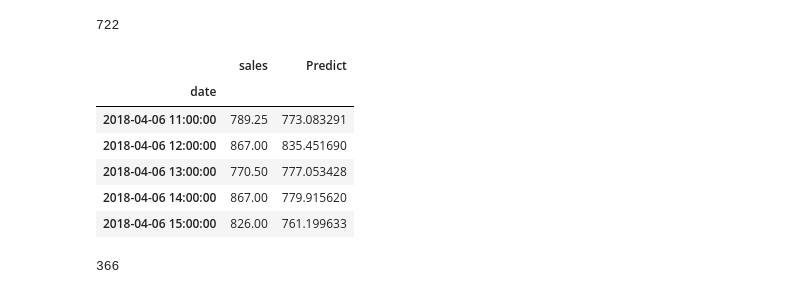
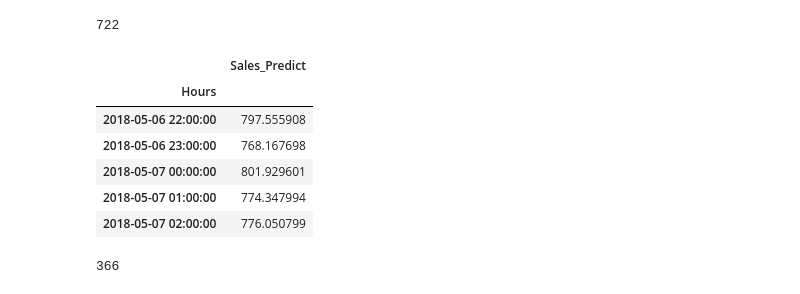
Before and after one commit to eswanson-int/sales-traffic-predictor, a Jupyter notebook: Sales-SARIMAX.ipynb, the cells around one changed output. Drawn from its saved outputs; the diff is of its cells as text; code cells hidden in the pictures.

Commit message:
updated predictions

```diff
--- a/Sales-SARIMAX.ipynb
+++ b/Sales-SARIMAX.ipynb
@@ -454,7 +454,7 @@ mean_squared_error(results['sales'], results['Predict']) ** 0.5
 # %%
 forecast_sales_may = results.predict(start = len(sales_rs),
                            end=len(sales_rs)+722,
-                           typ='levels').rename('Predict')
+                           typ='levels').rename('Sales_Predict')
 # %%
 forecast_sales_may
 # %% [output]
@@ -501,15 +499,15 @@ results = pd.concat([sales_forecast1, forecast_df], axis=1)
 # %%
-results = pd.concat([new, forecast_df], axis=1)
-results.set_index('date', inplace=True)
+results = pd.concat([sales_forecast, forecast_May_df], axis=1)
+results.set_index('Hours', inplace=True)
 results.head()
 # %% [output]
-|  | sales | Predict |
-| date |  |  |
-| 2018-04-06 11:00:00 | 789.25 | 773.083291 |
-| 2018-04-06 12:00:00 | 867.00 | 835.451690 |
-| 2018-04-06 13:00:00 | 770.50 | 777.053428 |
-| 2018-04-06 14:00:00 | 867.00 | 779.915620 |
-| 2018-04-06 15:00:00 | 826.00 | 761.199633 |
+|  | Sales_Predict |
+| Hours |  |
+| 2018-05-06 22:00:00 | 797.555908 |
+| 2018-05-06 23:00:00 | 768.167698 |
+| 2018-05-07 00:00:00 | 801.929601 |
+| 2018-05-07 01:00:00 | 774.347994 |
+| 2018-05-07 02:00:00 | 776.050799 |
 # %%
 len(results)
 # %% [output]
```
Also changed, not shown: parts of 4 cells of this notebook, 4 other files.
